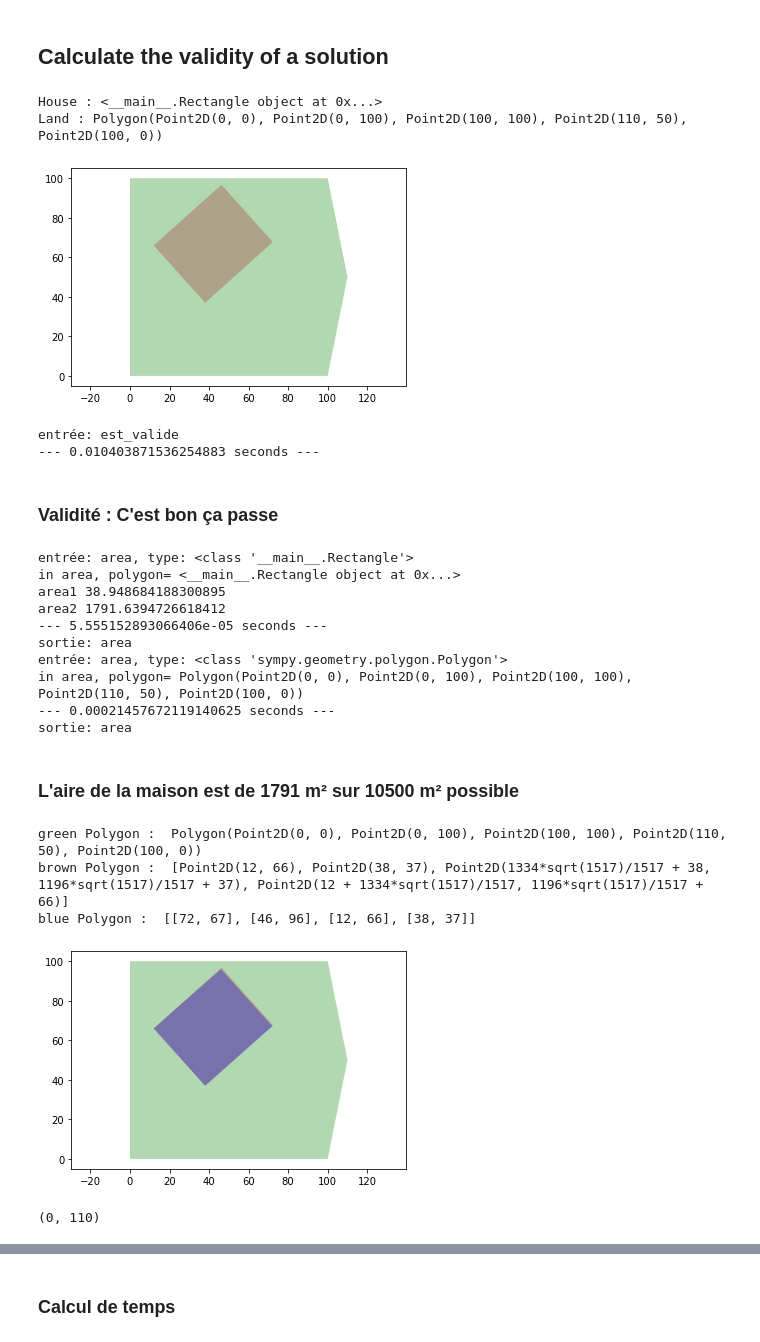
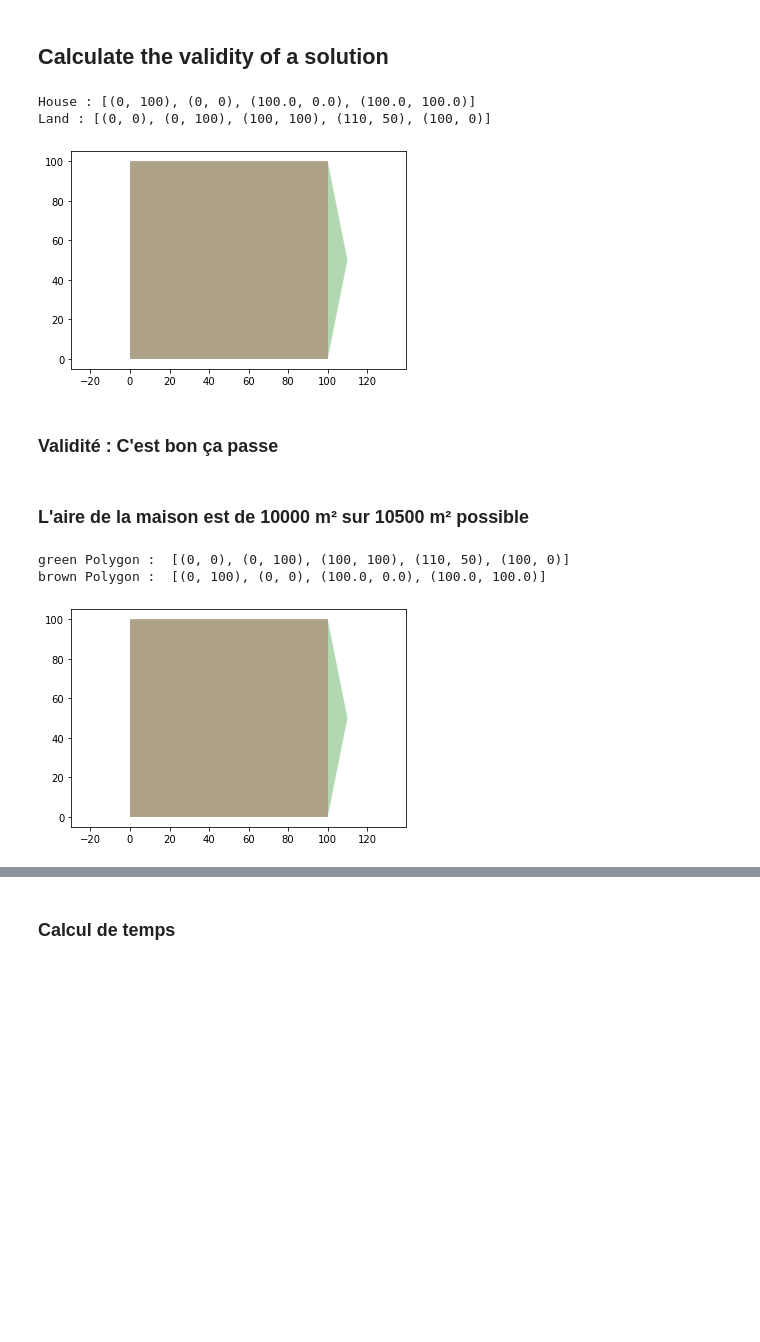
Before and after one commit to iribarnesy/optimize-house-area-on-a-land, a Jupyter notebook: PSO_rectangle.ipynb, the cells around one changed output, grey strips where cells are left out. Drawn from its saved outputs; the diff is of its cells as text; code cells hidden in the pictures; blank space fills up the shorter version.

```diff
--- a/PSO_rectangle.ipynb
+++ b/PSO_rectangle.ipynb
@@ -214,44 +204,27 @@ def is_valid(rectangle, polygon):
 # %%
-solution = Rectangle(*[12, 66, 38, 37, 46])
-house = solution
+solution = Rectangle(0, 100, 0, 0, 100)
+house = solution.to_rect()
 print("House :", house)
 
-land = SimpyPolygon((0,0), (0,100), (100,100), (110, 50), (100, 0))
+land = [(0,0), (0,100), (100,100), (110, 50), (100, 0)]
 print("Land :", land)
 
 # draw the situation
-draw_polygons([land, house.to_rect()], colors=["green", "brown"], verbose=False)
+draw_polygons([land, house], colors=["green", "brown"], verbose=False)
 
 # determine if the house is well placed over the land
-res, clip = est_valide(house.to_rect(), land)
+res = is_valid(house, land)
 printmd("### Validité : C'est bon ça passe" if res else "### Validité : Noooooooon, construction incorrecte")
-printmd(f"### L'aire de la maison est de **{int(area(house))}** m² sur {area(land)} m² possible\n\n")
+printmd(f"### L'aire de la maison est de **{int(solution.area())}** m² sur {abs(SimpyPolygon(*land).area)} m² possible\n\n")
 
 # draw the solution to verify it is correct
-draw_polygons([land, house.to_rect(), clip[0]], colors=["green","brown","blue"], verbose=True)
+draw_polygons([land, house], colors=["green","brown","blue"], verbose=True)
 # %% [output]
-House : <__main__.Rectangle object at 0x...>
-Land : Polygon(Point2D(0, 0), Point2D(0, 100), Point2D(100, 100), Point2D(110, 50), Point2D(100, 0))
+House : [(0, 100), (0, 0), (100.0, 0.0), (100.0, 100.0)]
+Land : [(0, 0), (0, 100), (100, 100), (110, 50), (100, 0)]
-[figure, old version]
+[figure, new version]
+### Validité : C'est bon ça passe
+### L'aire de la maison est de **10000** m² sur 10500 m² possible
-entrée: est_valide
---- 0.010403871536254883 seconds ---
+green Polygon :  [(0, 0), (0, 100), (100, 100), (110, 50), (100, 0)]
+brown Polygon :  [(0, 100), (0, 0), (100.0, 0.0), (100.0, 100.0)]
-### Validité : C'est bon ça passe
-entrée: area, type: <class '__main__.Rectangle'>
-in area, polygon= <__main__.Rectangle object at 0x...>
-area1 38.948684188300895
-area2 1791.6394726618412
---- 5.555152893066406e-05 seconds ---
-sortie: area
-entrée: area, type: <class 'sympy.geometry.polygon.Polygon'>
-in area, polygon= Polygon(Point2D(0, 0), Point2D(0, 100), Point2D(100, 100), Point2D(110, 50), Point2D(100, 0))
---- 0.00021457672119140625 seconds ---
-sortie: area
-### L'aire de la maison est de **1791** m² sur 10500 m² possible
-green Polygon :  Polygon(Point2D(0, 0), Point2D(0, 100), Point2D(100, 100), Point2D(110, 50), Point2D(100, 0))
-brown Polygon :  [Point2D(12, 66), Point2D(38, 37), Point2D(1334*sqrt(1517)/1517 + 38, 1196*sqrt(1517)/1517 + 37), Point2D(12 + 1334*sqrt(1517)/1517, 1196*sqrt(1517)/1517 + 66)]
-blue Polygon :  [[72, 67], [46, 96], [12, 66], [38, 37]]
-[figure, old version]
+[figure, new version]
-# %%
-get_bornage_search_field(land)
-# %% [output]
-(0, 110)
```
Also changed, not shown: parts of 19 cells of this notebook.
